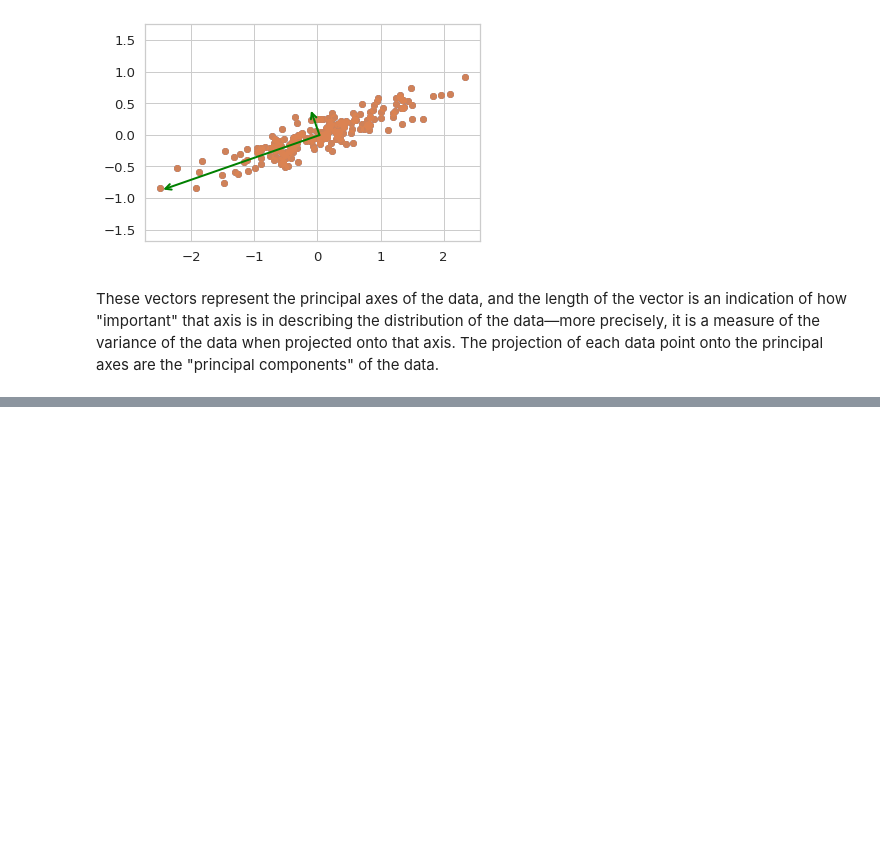
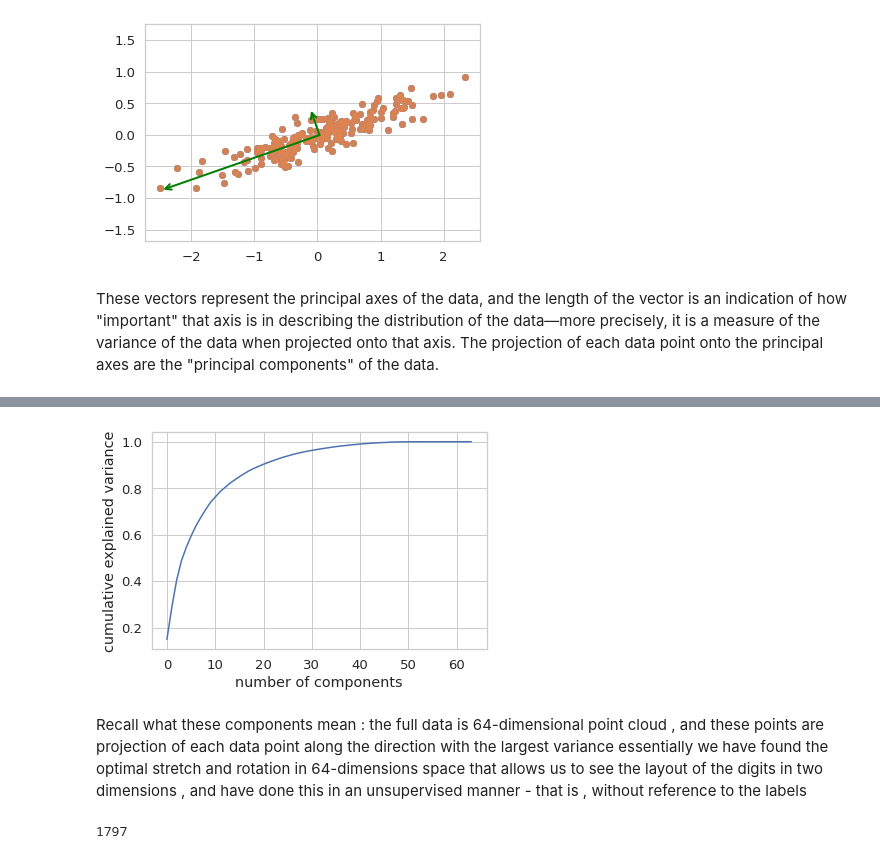
Before and after one commit to abdalrahmenyousifMohamed/ML, a Jupyter notebook: PCA.ipynb, the cells around one changed output, grey strips where cells are left out. Saved outputs shown, nothing was run; the diff lists cells and outputs as text; code cells hidden in the pictures; blank space fills up the shorter version.

```diff
--- a/PCA.ipynb
+++ b/PCA.ipynb
@@ -284,0 +364,14 @@ These vectors represent the principal axes of the data, and the length of the ve
+# %%
+pca = PCA().fit(digits.data)
+plt.plot(np.cumsum(pca.explained_variance_ratio_))
+plt.xlabel('number of components')
+plt.ylabel('cumulative explained variance');
+# %% [output]
+[figure, added]
+# %% [markdown]
+Recall what these components mean : the full data is 64-dimensional point cloud , and these points are projection of each data point along
+the direction with the largest variance essentially we have found the optimal stretch and rotation in 64-dimensions space that allows us to see the layout of the digits in two dimensions , and have done this in an unsupervised manner - that is , without reference to the labels
+# %%
+len(digits.data)
+# %% [output]
+1797
```
Also changed, not shown: parts of 49 cells of this notebook.
